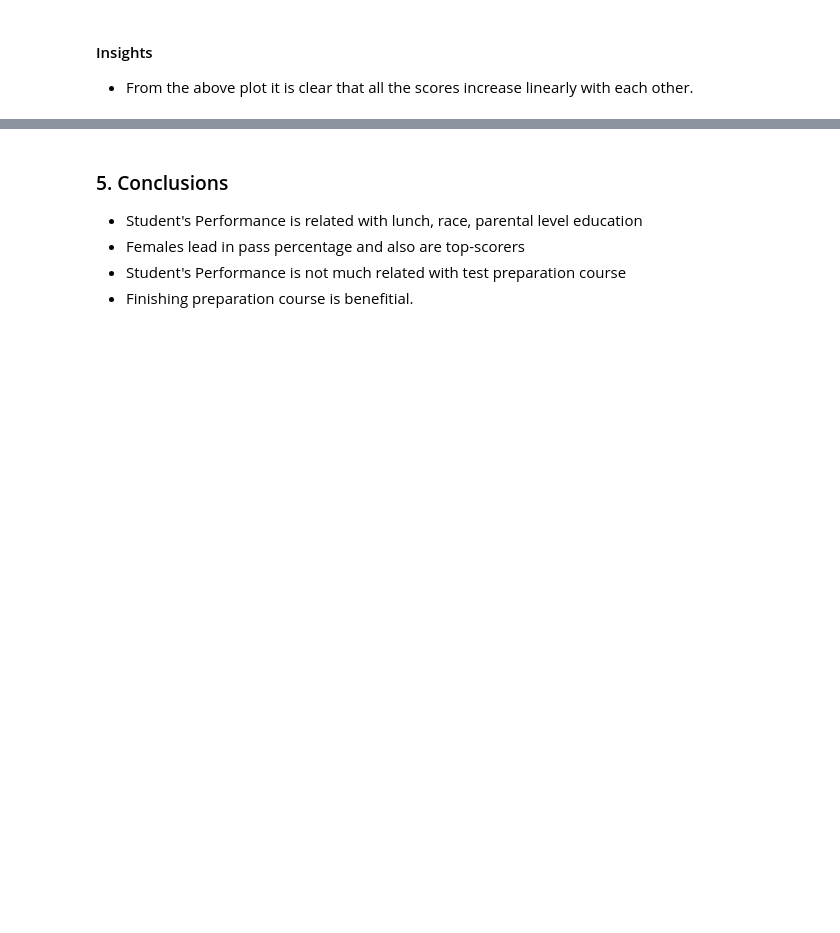
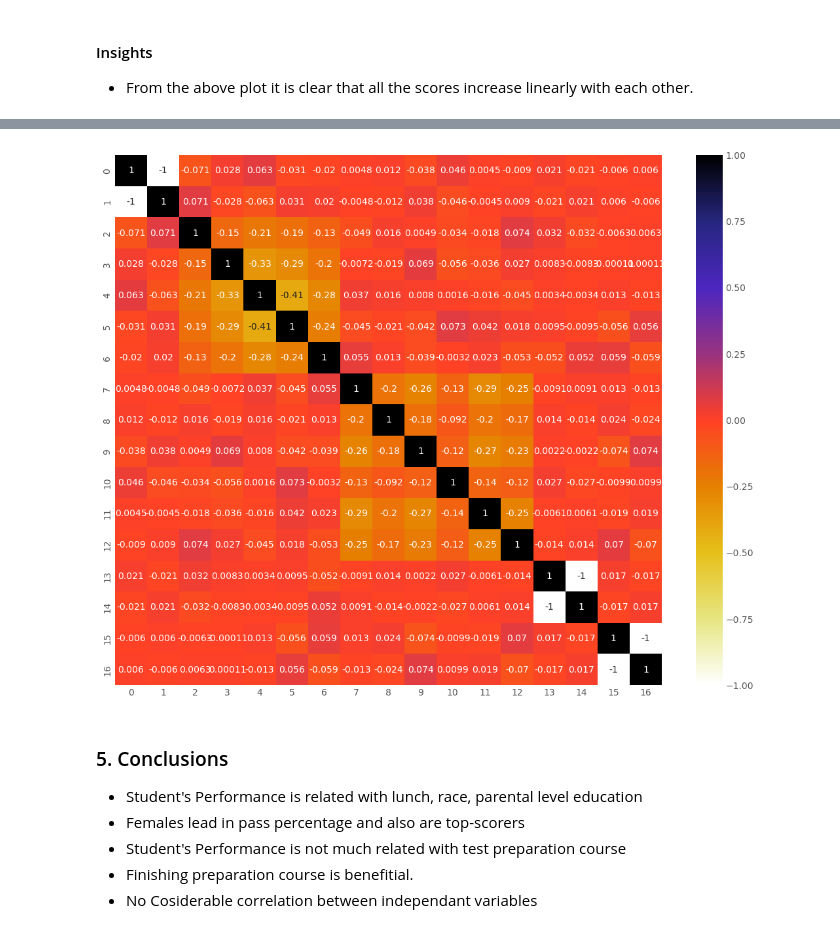
Before and after one commit to G-Dilshan/Student-Exam-Performance-Predictor, a Jupyter notebook: notebook/1 . EDA STUDENT PERFORMANCE .ipynb, the cells around one changed output, grey strips where cells are left out. Cells and saved outputs as stored; diff of their text form; code cells hidden in the pictures; blank space fills up the shorter version.

```diff
--- a/notebook/1 . EDA STUDENT PERFORMANCE .ipynb
+++ b/notebook/1 . EDA STUDENT PERFORMANCE .ipynb
@@ -629,0 +640,2 @@ plt.show()
+# %%
+X = df.drop(columns=['math_score'],axis=1)
@@ -630,6 +651,33 @@ plt.show()
+# %%
+from sklearn.compose import ColumnTransformer
+from sklearn.preprocessing import OneHotEncoder
+
+cat_features = X.select_dtypes(include="object").columns
+
+oh_transformer = OneHotEncoder()
+
+preprocessor = ColumnTransformer(
+    [
+        ("OneHotEncoder", oh_transformer, cat_features),
+    ]
+)
+
+X = preprocessor.fit_transform(X)
+# %%
+X_dense = pd.DataFrame(X.toarray())
+# %%
+import seaborn as sns
+#Using Pearson Correlation
+plt.figure(figsize=(12,10))
+cor = X_dense.corr()
+sns.heatmap(cor, annot=True, cmap=plt.cm.CMRmap_r)
+plt.show()
+# %% [output]
+[figure, added]
 # %% [markdown]
 ### 5. Conclusions
 - Student's Performance is related with lunch, race, parental level education
 - Females lead in pass percentage and also are top-scorers
 - Student's Performance is not much related with test preparation course
 - Finishing preparation course is benefitial.
+- No Cosiderable correlation between independant variables
```
Also changed, not shown: parts of 21 cells of this notebook, 6 other files.
